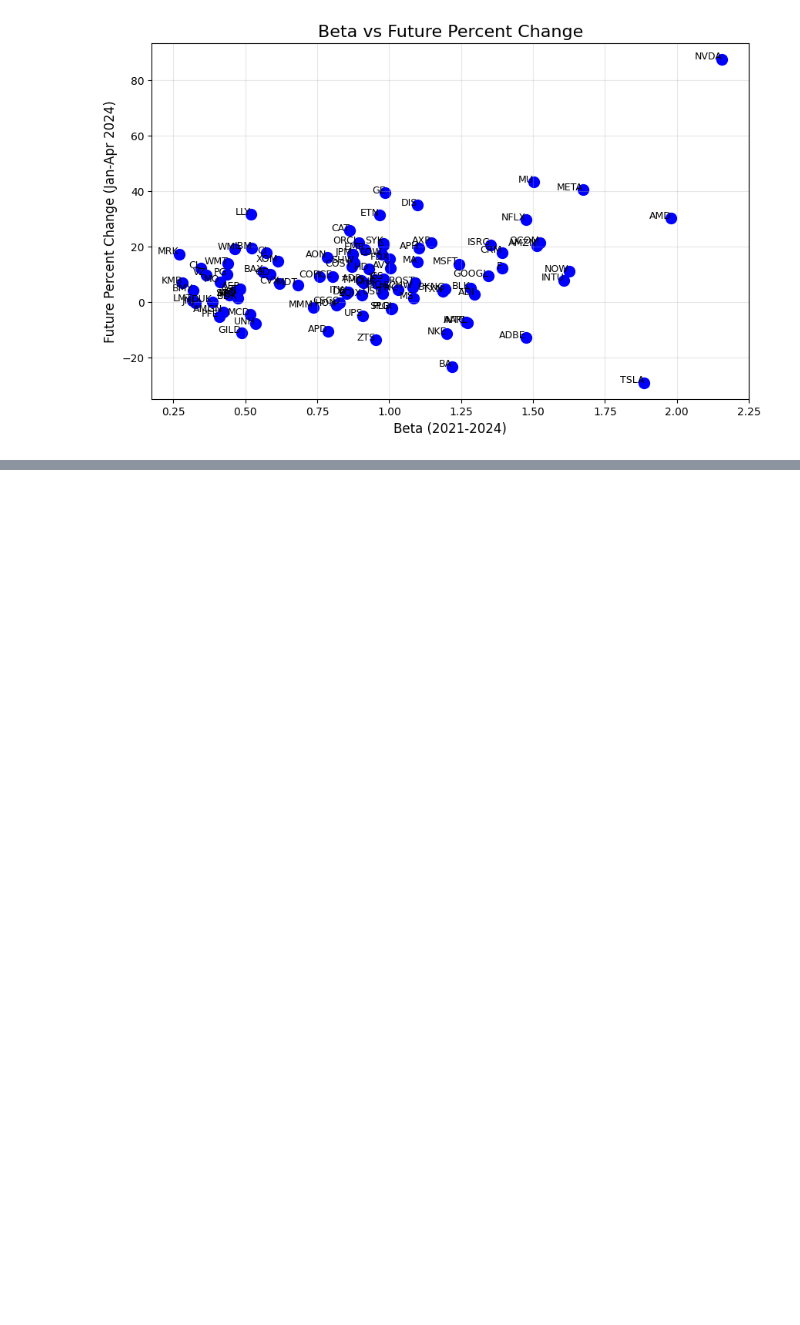
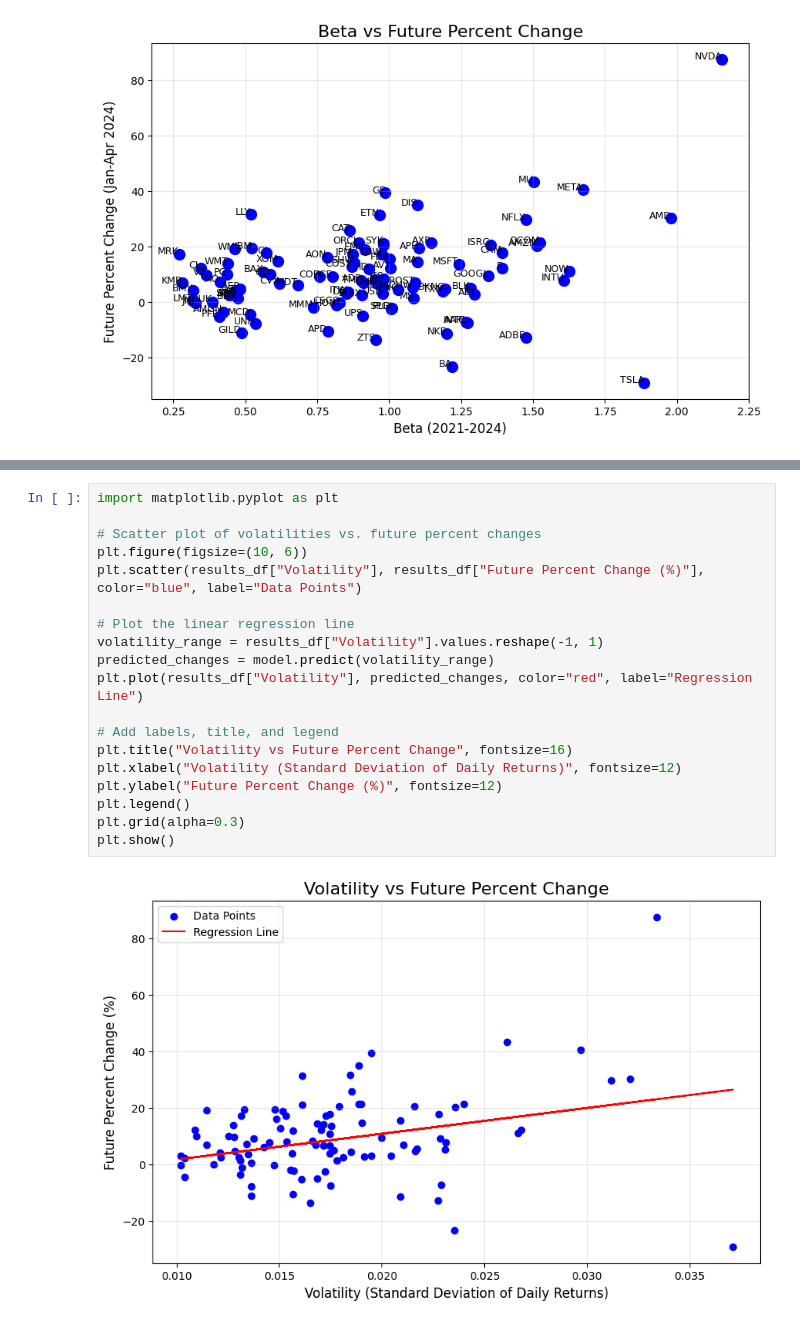
Before and after one commit to arsunke/SPARTA-stock-risk-tool, a Jupyter notebook: NotebookVarTest/betatest.ipynb, the cells around one changed output, grey strips where cells are left out. Cells and saved outputs as stored; diff of their text form; blank space fills up the shorter version.

```diff
--- a/betatest.ipynb
+++ b/NotebookVarTest/betatest.ipynb
@@ -94,0 +207,21 @@ plt.show()
+# %%
+import matplotlib.pyplot as plt
+
+# Scatter plot of volatilities vs. future percent changes
+plt.figure(figsize=(10, 6))
+plt.scatter(results_df["Volatility"], results_df["Future Percent Change (%)"], color="blue", label="Data Points")
+
+# Plot the linear regression line
+volatility_range = results_df["Volatility"].values.reshape(-1, 1)
+predicted_changes = model.predict(volatility_range)
+plt.plot(results_df["Volatility"], predicted_changes, color="red", label="Regression Line")
+
+# Add labels, title, and legend
+plt.title("Volatility vs Future Percent Change", fontsize=16)
+plt.xlabel("Volatility (Standard Deviation of Daily Returns)", fontsize=12)
+plt.ylabel("Future Percent Change (%)", fontsize=12)
+plt.legend()
+plt.grid(alpha=0.3)
+plt.show()
+# %% [output]
+[figure, added]
```
Also changed, not shown: parts of 1 cell of this notebook, 6 other files.
